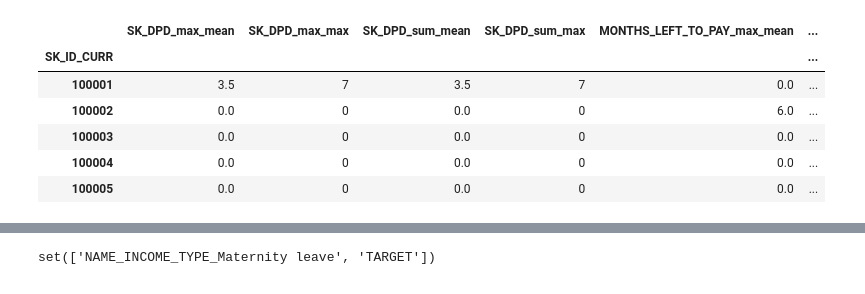
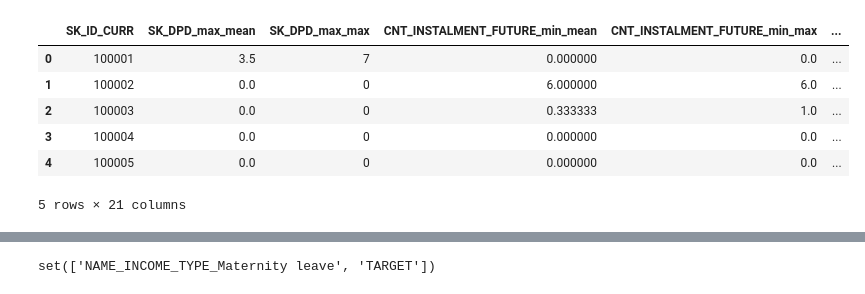
Before and after one commit to MAGomes95/KaggleCreditRisk, a Jupyter notebook: main.ipynb, the cells around one changed output, grey strips where cells are left out. Drawn from its saved outputs; the diff is of its cells as text; code cells hidden in the pictures.

```diff
--- a/main.ipynb
+++ b/main.ipynb
@@ -211,5 +247,5 @@ The minimum supported version is 2.4.6
 # %%
-data_pos_cash = pd.read_csv('data/POS_CASH_balance.csv')
+%time data_pos_cash = pd.read_csv('data/POS_CASH_balance.csv')
 def process_poscash(data_pos_cash):
     data_pos_cash['NAME_CONTRACT_STATUS'] = data_pos_cash['NAME_CONTRACT_STATUS'].replace(['Signed','Demand','Returned to the store','Approved','XNA'],0)
     data_pos_cash['NAME_CONTRACT_STATUS'] = data_pos_cash['NAME_CONTRACT_STATUS'].replace({'Amortized debt': 1,'Active':3,'Canceled':2,'Completed':4})
@@ -222,24 +258,33 @@ def process_poscash(data_pos_cash):
     data_pos_cash['MONTHS_LEFT_TO_PAY'] = data_pos_cash['CNT_INSTALMENT_FUTURE']
     data_pos_cash.loc[data_pos_cash['MONTHS_BALANCE'] != 0, 'MONTHS_LEFT_TO_PAY'] = np.nan
 
+    data_pos_cash = data_pos_cash.sort_values(['SK_ID_CURR', 'SK_ID_PREV', 'MONTHS_BALANCE'])
+    data_pos_cash['CNT_INSTALMENT_DIFF'] = data_pos_cash['CNT_INSTALMENT'].diff()
+
+    data_pos_cash.loc[data_pos_cash['SK_ID_PREV'].diff() != 0, 'CNT_INSTALMENT_DIFF'] = 0
+
     aggregated = data_pos_cash.groupby(('SK_ID_CURR', 'SK_ID_PREV')).agg({
         'SK_DPD_DEF': ('sum', 'max'),
         'SK_DPD': ('sum', 'max'),
         'MONTHS_LEFT_TO_PAY': ('max'),
-        'CNT_INSTALMENT_FUTURE': ('mean'),
-        'NAME_CONTRACT_STATUS': 'max'
+        'CNT_INSTALMENT_FUTURE': ('mean', 'min'),
+        'CNT_INSTALMENT': ('mean', 'max'),
+        'NAME_CONTRACT_STATUS': 'max',
+        'CNT_INSTALMENT_DIFF': 'sum',
+        'CNT_INSTALMENT': 'mean'
     }).fillna(0)
 
     agg_dict = {col: ('mean', 'max') for col in aggregated.columns}
     agg_dict[('NAME_CONTRACT_STATUS', 'max')] = ('min')
+    agg_dict[('CNT_INSTALMENT_DIFF', 'sum')] = ('mean', 'min', 'max')
 
     aggregated = aggregated.groupby('SK_ID_CURR').agg(agg_dict)
 
 
     aggregated.columns = list(map('_'.join, aggregated.columns.values))
-    aggregated['SK_ID_CURR'] = aggregated.index
+    aggregated = aggregated.reset_index()
     return aggregated
 
-data_pos_cash = process_poscash(data_pos_cash)
+%time data_pos_cash = process_poscash(data_pos_cash)
 data_pos_cash.head()
 # %% [output]
@@ -246,8 +295,8 @@ data_pos_cash.head()
-|  | SK_DPD_max_mean | SK_DPD_max_max | SK_DPD_sum_mean | SK_DPD_sum_max | MONTHS_LEFT_TO_PAY_max_mean | ... |
-| SK_ID_CURR |  |  |  |  |  | ... |
-| 100001 | 3.5 | 7 | 3.5 | 7 | 0.0 | ... |
-| 100002 | 0.0 | 0 | 0.0 | 0 | 6.0 | ... |
-| 100003 | 0.0 | 0 | 0.0 | 0 | 0.0 | ... |
-| 100004 | 0.0 | 0 | 0.0 | 0 | 0.0 | ... |
-| 100005 | 0.0 | 0 | 0.0 | 0 | 0.0 | ... |
+|  | SK_ID_CURR | SK_DPD_max_mean | SK_DPD_max_max | CNT_INSTALMENT_FUTURE_min_mean | CNT_INSTALMENT_FUTURE_min_max | ... |
+| 0 | 100001 | 3.5 | 7 | 0.000000 | 0.0 | ... |
+| 1 | 100002 | 0.0 | 0 | 6.000000 | 6.0 | ... |
+| 2 | 100003 | 0.0 | 0 | 0.333333 | 1.0 | ... |
+| 3 | 100004 | 0.0 | 0 | 0.000000 | 0.0 | ... |
+| 4 | 100005 | 0.0 | 0 | 0.000000 | 0.0 | ... |
+5 rows × 21 columns
 # %%
```
Also changed, not shown: parts of 9 cells of this notebook, 3 other files.
